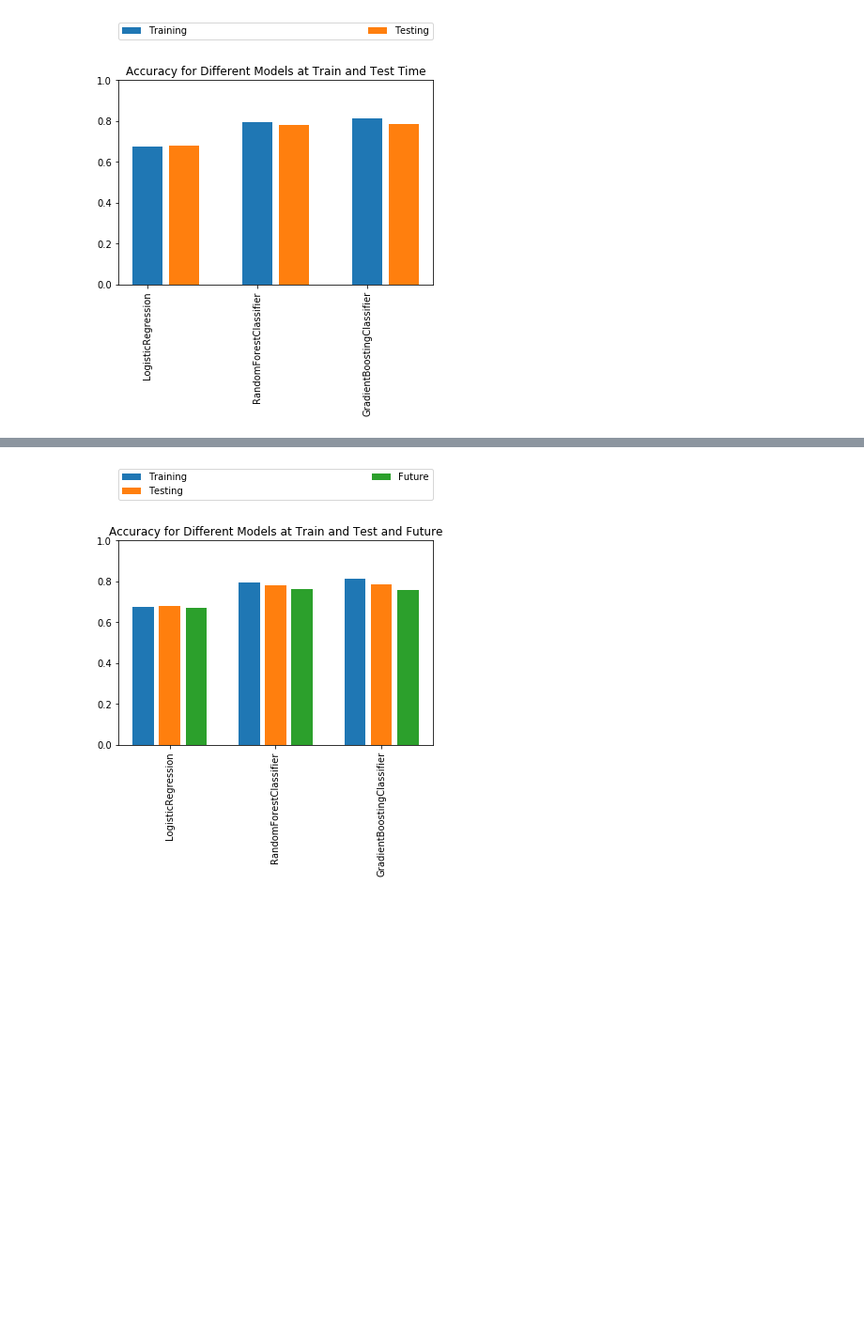
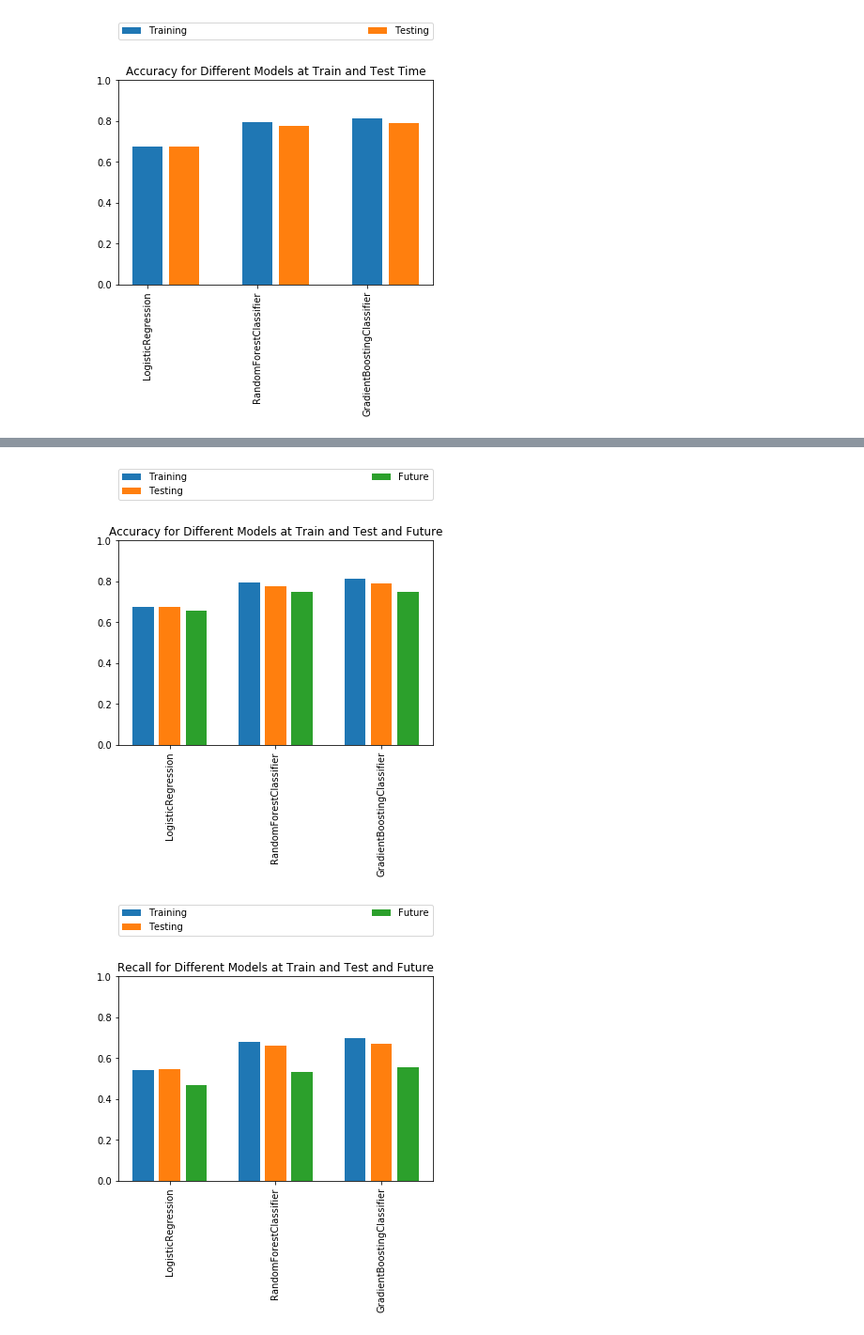
Before and after one commit to ericyang216/cs229_falling, a Jupyter notebook: final.ipynb, the cells around one changed output, grey strips where cells are left out. Shown at 94% size. Drawn from its saved outputs; the diff is of its cells as text; code cells hidden in the pictures; blank space fills up the shorter version.

Commit message:
PCA rnd 2; plotting for poster

```diff
--- a/final.ipynb
+++ b/final.ipynb
@@ -320,11 +321,10 @@ f_nominal_sample = f_nominal_sample.dropna(axis=0, thresh=20).dropna(axis=1)
 f_failure_sample = f_failure_sample.dropna(axis=0, thresh=20).dropna(axis=1)
 f_gray_sample    = f_gray_sample.dropna(axis=0, thresh=20).dropna(axis=1)
 f_gray_sample.failure = 1
-#f_nominal_sample = f_nominal_sample.sample(frac=(f_failure_sample.shape[0]+f_gray_sample.shape[0])/f_nominal_sample.shape[0])
-f_nominal_sample = f_nominal_sample.sample(frac=(f_failure_sample.shape[0])/f_nominal_sample.shape[0])
+f_nominal_sample = f_nominal_sample.sample(frac=(f_failure_sample.shape[0]+f_gray_sample.shape[0])/f_nominal_sample.shape[0])
 
 #create test set
-data_curr = pd.concat([f_nominal_sample, f_failure_sample])
+data_curr = pd.concat([f_nominal_sample, f_gray_sample, f_failure_sample])
 data_curr = data_curr.sample(frac=1)
 f_y_test = data_curr['failure']
 f_x_test = data_curr[feature_columns]
@@ -355,5 +355,25 @@ plt.title("Accuracy for Different Models at Train and Test and Future")
 plt.ylim([0,1])
 plt.show()
 # %% [output]
-[figure, old version]
+[figure, new version]
+# %%
+data_t = []
+data_v = []
+data_f = []
+for (i,model) in enumerate(models_plot):
+    data_t.append(model_results[model]['train']['recall'])
+    data_v.append(model_results[model]['val']['recall'])
+    data_f.append(model_results[model]['future']['recall'])
+plt.bar([4*i for i in range(len(models_plot))], data_t)
+plt.bar([4*i+1 for i in range(len(models_plot))], data_v)
+plt.bar([4*i+2 for i in range(len(models_plot))], data_f)
+plt.xticks(np.arange(1,4*len(models_plot),4), [str(m).split('(')[0] for m in models_plot],
+          rotation='vertical')
+plt.legend(["Training","Testing","Future"],bbox_to_anchor=(0., 1.2, 1., .102), loc=3,
+           ncol=2, mode="expand", borderaxespad=0.)
+plt.title("Recall for Different Models at Train and Test and Future")
+plt.ylim([0,1])
+plt.show()
+# %% [output]
+[figure, added]
 # %%
```
Also changed, not shown: parts of 14 cells of this notebook, 1 other file.
